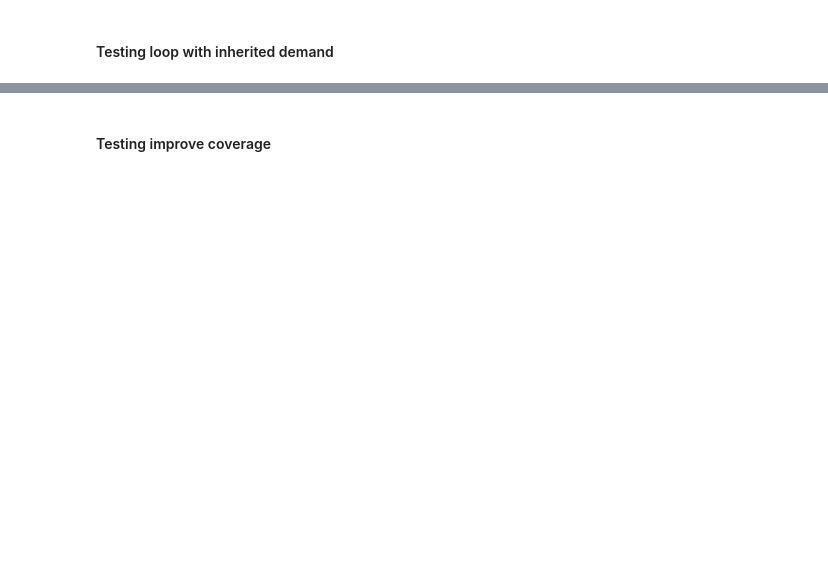
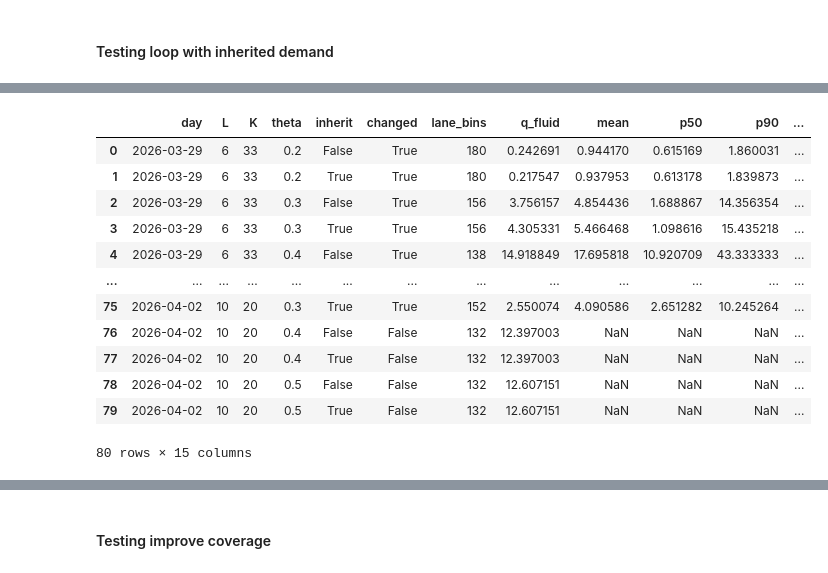
Before and after one commit to ZanchiLorenzo/security_paper, a Jupyter notebook: Second Tester.ipynb, the cells around one changed output, grey strips where cells are left out. Cells and saved outputs as stored; diff of their text form; code cells hidden in the pictures; blank space fills up the shorter version.

```diff
--- a/Second Tester.ipynb
+++ b/Second Tester.ipynb
@@ -135,0 +373,6 @@ blocchi 7 → 7 | capacità 132 → 132 | obiettivo 33.668 → 33.668 | coda flu
+# %%
+dates = sorted(schedule_std["date"].unique())[:100]
+df_sim = compare_inherit_days(dates, schedule_std, arrival_model, server_registry, rate_by_label,
+                              thetas=[0.2, 0.3, 0.4, 0.5], Ls=[6, 10], lane_bins=200,
+                              n_scenarios=20, base_seed=base_seed, out_path="data/inherit_days_sim_test.pkl")
+print(summarize_days(df_sim, by=("regime","theta")))
@@ -135,0 +460,16 @@ blocchi 7 → 7 | capacità 132 → 132 | obiettivo 33.668 → 33.668 | coda flu
+# %%
+df_sim
+# %% [output]
+|  | day | L | K | theta | inherit | changed | lane_bins | q_fluid | mean | p50 | p90 | ... |
+| 0 | 2026-03-29 | 6 | 33 | 0.2 | False | True | 180 | 0.242691 | 0.944170 | 0.615169 | 1.860031 | ... |
+| 1 | 2026-03-29 | 6 | 33 | 0.2 | True | True | 180 | 0.217547 | 0.937953 | 0.613178 | 1.839873 | ... |
+| 2 | 2026-03-29 | 6 | 33 | 0.3 | False | True | 156 | 3.756157 | 4.854436 | 1.688867 | 14.356354 | ... |
+| 3 | 2026-03-29 | 6 | 33 | 0.3 | True | True | 156 | 4.305331 | 5.466468 | 1.098616 | 15.435218 | ... |
+| 4 | 2026-03-29 | 6 | 33 | 0.4 | False | True | 138 | 14.918849 | 17.695818 | 10.920709 | 43.333333 | ... |
+| ... | ... | ... | ... | ... | ... | ... | ... | ... | ... | ... | ... | ... |
+| 75 | 2026-04-02 | 10 | 20 | 0.3 | True | True | 152 | 2.550074 | 4.090586 | 2.651282 | 10.245264 | ... |
+| 76 | 2026-04-02 | 10 | 20 | 0.4 | False | False | 132 | 12.397003 | NaN | NaN | NaN | ... |
+| 77 | 2026-04-02 | 10 | 20 | 0.4 | True | False | 132 | 12.397003 | NaN | NaN | NaN | ... |
+| 78 | 2026-04-02 | 10 | 20 | 0.5 | False | False | 132 | 12.607151 | NaN | NaN | NaN | ... |
+| 79 | 2026-04-02 | 10 | 20 | 0.5 | True | False | 132 | 12.607151 | NaN | NaN | NaN | ... |
+80 rows × 15 columns
```
Also changed, not shown: parts of 19 cells of this notebook, 1 other file.
